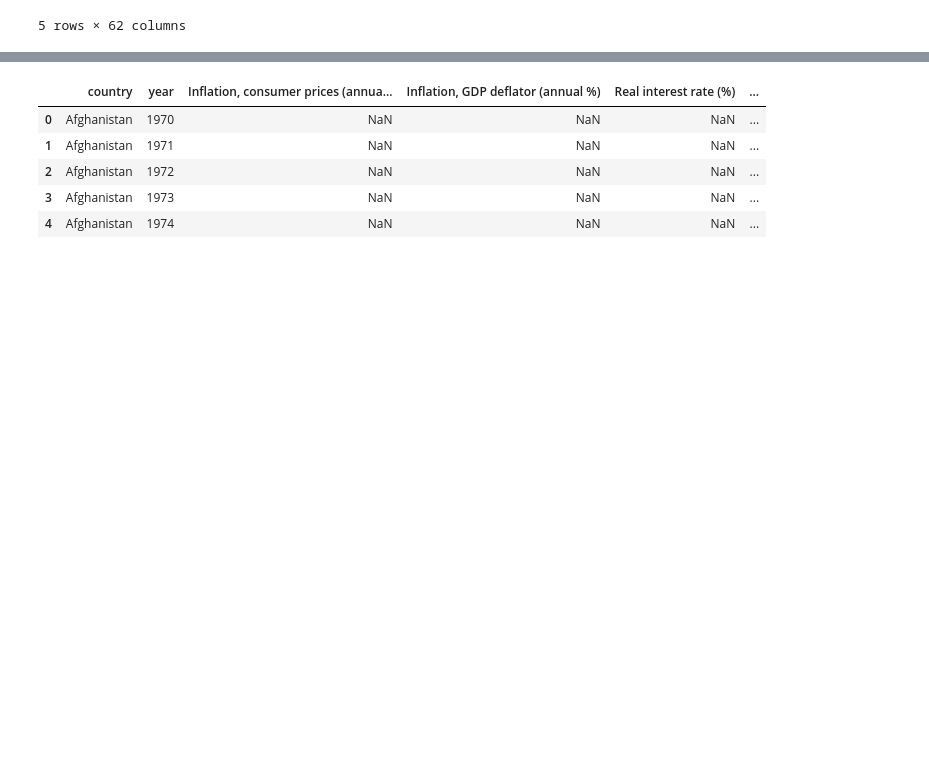
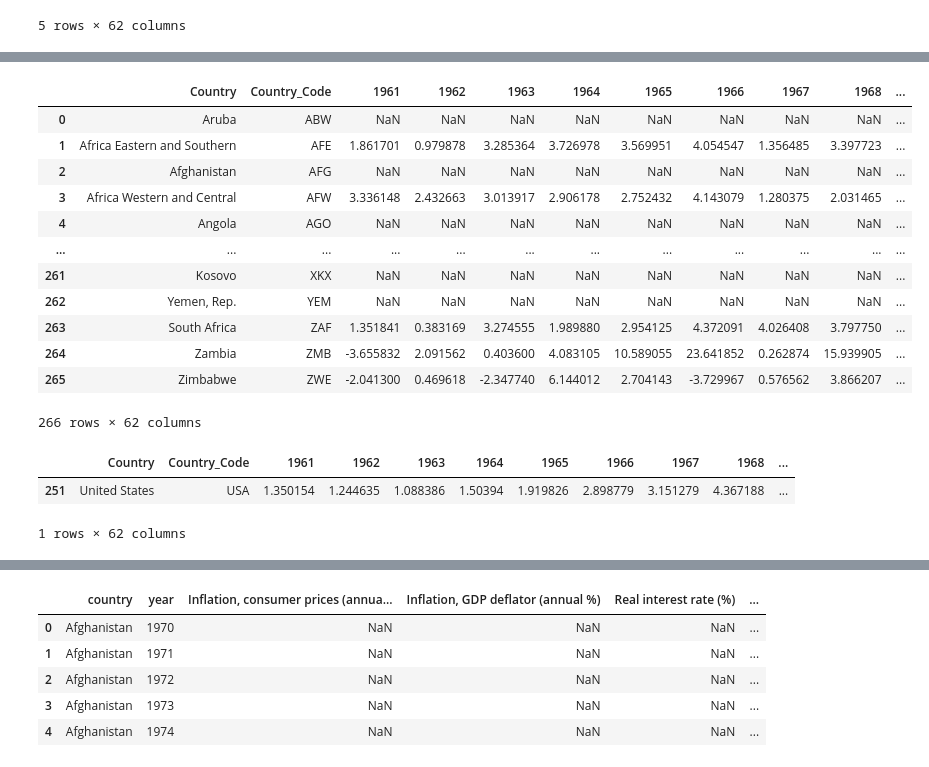
Before and after one commit to eperez3181/Project_two, a Jupyter notebook: Project_2_Pnadas_etl.ipynb, the cells around one changed output, grey strips where cells are left out. Cells and saved outputs as stored; diff of their text form; code cells hidden in the pictures; blank space fills up the shorter version.

```diff
--- a/Project_2_Pnadas_etl.ipynb
+++ b/Project_2_Pnadas_etl.ipynb
@@ -14,7 +14,7 @@ import os
 #### View Head of Dataframe
 # %%
 # Read Deflator CSV Head
-Deflator_file = "../Project_2_Inflation/DATA/Annual_Inflation_by_GDP_Deflator.csv"
+Deflator_file = "DATA/Annual_Inflation_by_GDP_Deflator.csv"
 Deflator_df = pd.read_csv(Deflator_file, compression='gzip')
 Deflator_df.head()
 # %% [output]
@@ -27,0 +39,24 @@ Deflator_df.head()
+# %%
+Deflator_df.columns = Deflator_df.columns.str.lstrip("Percent_Annual_Inflation_in_Year_")
+Deflator_df
+# %% [output]
+|  | Country | Country_Code | 1961 | 1962 | 1963 | 1964 | 1965 | 1966 | 1967 | 1968 | ... |
+| 0 | Aruba | ABW | NaN | NaN | NaN | NaN | NaN | NaN | NaN | NaN | ... |
+| 1 | Africa Eastern and Southern | AFE | 1.861701 | 0.979878 | 3.285364 | 3.726978 | 3.569951 | 4.054547 | 1.356485 | 3.397723 | ... |
+| 2 | Afghanistan | AFG | NaN | NaN | NaN | NaN | NaN | NaN | NaN | NaN | ... |
+| 3 | Africa Western and Central | AFW | 3.336148 | 2.432663 | 3.013917 | 2.906178 | 2.752432 | 4.143079 | 1.280375 | 2.031465 | ... |
+| 4 | Angola | AGO | NaN | NaN | NaN | NaN | NaN | NaN | NaN | NaN | ... |
+| ... | ... | ... | ... | ... | ... | ... | ... | ... | ... | ... | ... |
+| 261 | Kosovo | XKX | NaN | NaN | NaN | NaN | NaN | NaN | NaN | NaN | ... |
+| 262 | Yemen, Rep. | YEM | NaN | NaN | NaN | NaN | NaN | NaN | NaN | NaN | ... |
+| 263 | South Africa | ZAF | 1.351841 | 0.383169 | 3.274555 | 1.989880 | 2.954125 | 4.372091 | 4.026408 | 3.797750 | ... |
+| 264 | Zambia | ZMB | -3.655832 | 2.091562 | 0.403600 | 4.083105 | 10.589055 | 23.641852 | 0.262874 | 15.939905 | ... |
+| 265 | Zimbabwe | ZWE | -2.041300 | 0.469618 | -2.347740 | 6.144012 | 2.704143 | -3.729967 | 0.576562 | 3.866207 | ... |
+266 rows × 62 columns
+# %%
+only_USA = Deflator_df.loc[Deflator_df["Country"] == "United States", :]
+only_USA
+# %% [output]
+|  | Country | Country_Code | 1961 | 1962 | 1963 | 1964 | 1965 | 1966 | 1967 | 1968 | ... |
+| 251 | United States | USA | 1.350154 | 1.244635 | 1.088386 | 1.50394 | 1.919826 | 2.898779 | 3.151279 | 4.367188 | ... |
+1 rows × 62 columns
```
Also changed, not shown: parts of 16 cells of this notebook.
